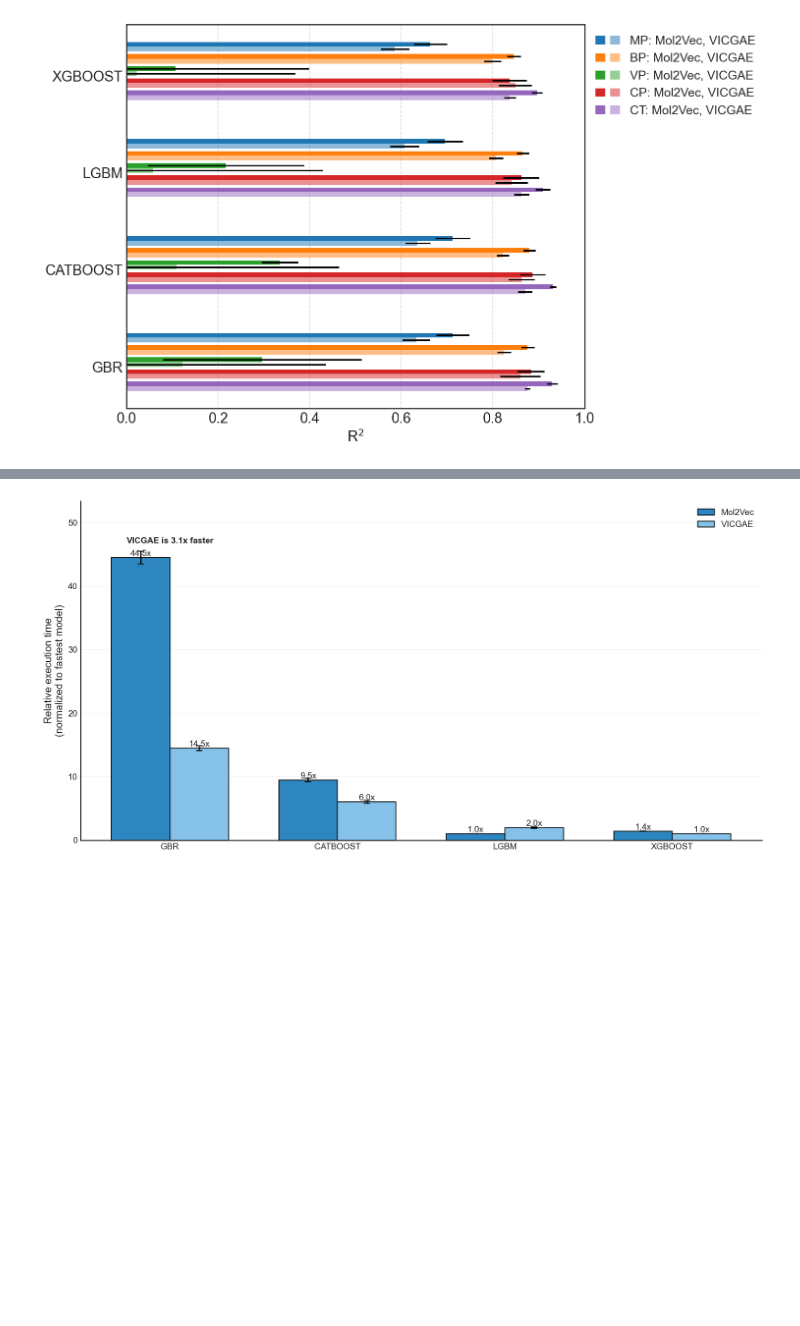
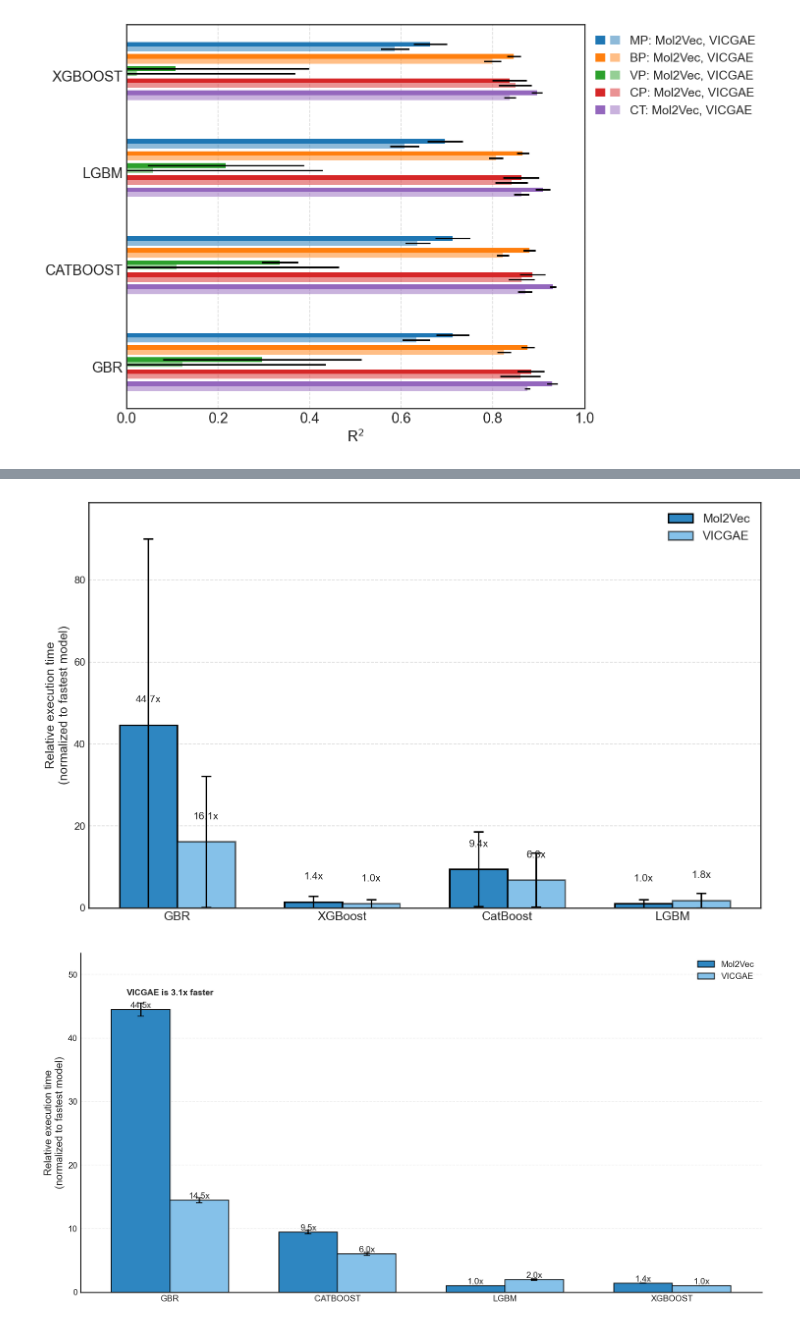
Before and after one commit to aravindhnivas/cxml_py, a Jupyter notebook: notebooks/plot_distributions.ipynb, the cells around one changed output, grey strips where cells are left out. Cells and saved outputs as stored; diff of their text form; code cells hidden in the pictures; blank space fills up the shorter version.

```diff
--- a/notebooks/plot_distributions.ipynb
+++ b/notebooks/plot_distributions.ipynb
@@ -679,3 +657,85 @@ plt.show()
+# %%
+x_models = ['GBR', 'XGBoost', 'CatBoost', 'LGBM']
+
+mol2vec_times = np.array([123.378, 3.835, 25.948, 2.763], dtype=float)
+mol2vec_errors = np.array([59.026, 1.846, 11.87, 1.301], dtype=float)
+
+vicgae_times = np.array([13.28, 0.824, 5.585, 1.475], dtype=float)
+vicgae_errors = np.array([6.29, 0.392, 2.589, 0.694], dtype=float)
+
+# mol2vec_times = mol2vec_times / mol2vec_times.min()
+# mol2vec_errors = mol2vec_errors / mol2vec_errors.min()
+
+# vicgae_times = vicgae_times / vicgae_times.min()
+# vicgae_errors = vicgae_errors / vicgae_errors.min()
+
+# Set up the plot with a modern style
+# plt.style.use('default')
+fig, ax = plt.subplots(figsize=(10, 6), dpi=150)  # Increased height from 6 to 7
+
+# Set width of bars and positions of the bars
+bar_width = 0.35
+x = np.arange(len(models))
+
+# Create bars with error bars
+bars1 = ax.bar(x - bar_width/2, mol2vec_times, bar_width,
+               yerr=mol2vec_errors,
+               label='Mol2Vec',
+               color='#2E86C1',
+               edgecolor='black',
+               linewidth=1.5,
+               capsize=5,
+               error_kw={'ecolor': 'black',
+                        'capthick': 1.5})
+
+bars2 = ax.bar(x + bar_width/2, vicgae_times, bar_width,
+               yerr=vicgae_errors,
+               label='VICGAE',
+               color='#3498DB',
+               edgecolor='black',
+               linewidth=1.5,
+               alpha=0.6,
+               capsize=5,
+               error_kw={'ecolor': 'black',
+                        'capthick': 1.5})
+
+# Customize the plot
+ax.set_ylabel('Relative execution time\n(normalized to fastest model)', fontsize=12)
+# ax.set_title('Model Execution Time Comparison', fontsize=14, pad=20)
+ax.set_xticks(x)
+ax.set_xticklabels(x_models, fontsize=12)
+ax.legend(fontsize=12)
+
+# Calculate y-axis limit to accommodate bars, errors, and labels
+max_height = max(max(mol2vec_times), max(vicgae_times))
+max_error = max(max(mol2vec_errors), max(vicgae_errors))
+y_limit = max_height + max_error + (max_height * 0.2)  # Add 20% padding
+ax.set_ylim(0, y_limit)
+
+# Add value labels on top of each bar
+def autolabel(bars):
+    for bar in bars:
+        height = bar.get_height()
+        ax.annotate(f'{height:.1f}x',
+                   xy=(bar.get_x() + bar.get_width() / 2, height),
+                   xytext=(0, 20),  # Increased vertical offset from 3 to 8
+                   textcoords="offset points",
+                   ha='center', va='bottom')
+
+autolabel(bars1)
+autolabel(bars2)
+
+# Add a light grid for better readability
+ax.grid(axis='y', linestyle='--', alpha=0.7)
+ax.set_axisbelow(True)
+
+# Fine-tune the layout
+plt.tight_layout()
+
+# Show the plot
+plt.show()
+# %% [output]
+[figure, added]
 # %%
 import matplotlib.pyplot as plt
 import numpy as np
```
Also changed, not shown: parts of 5 cells of this notebook.
